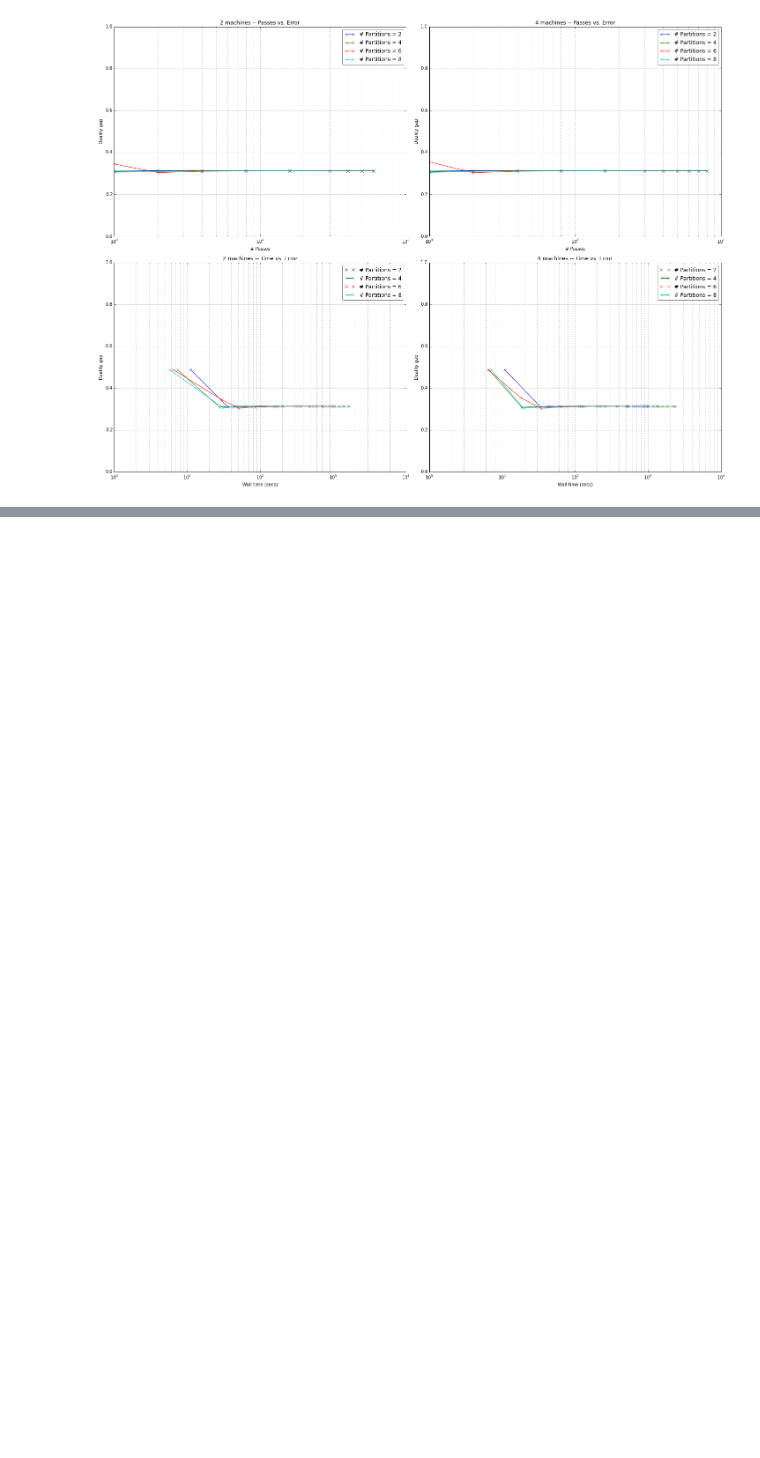
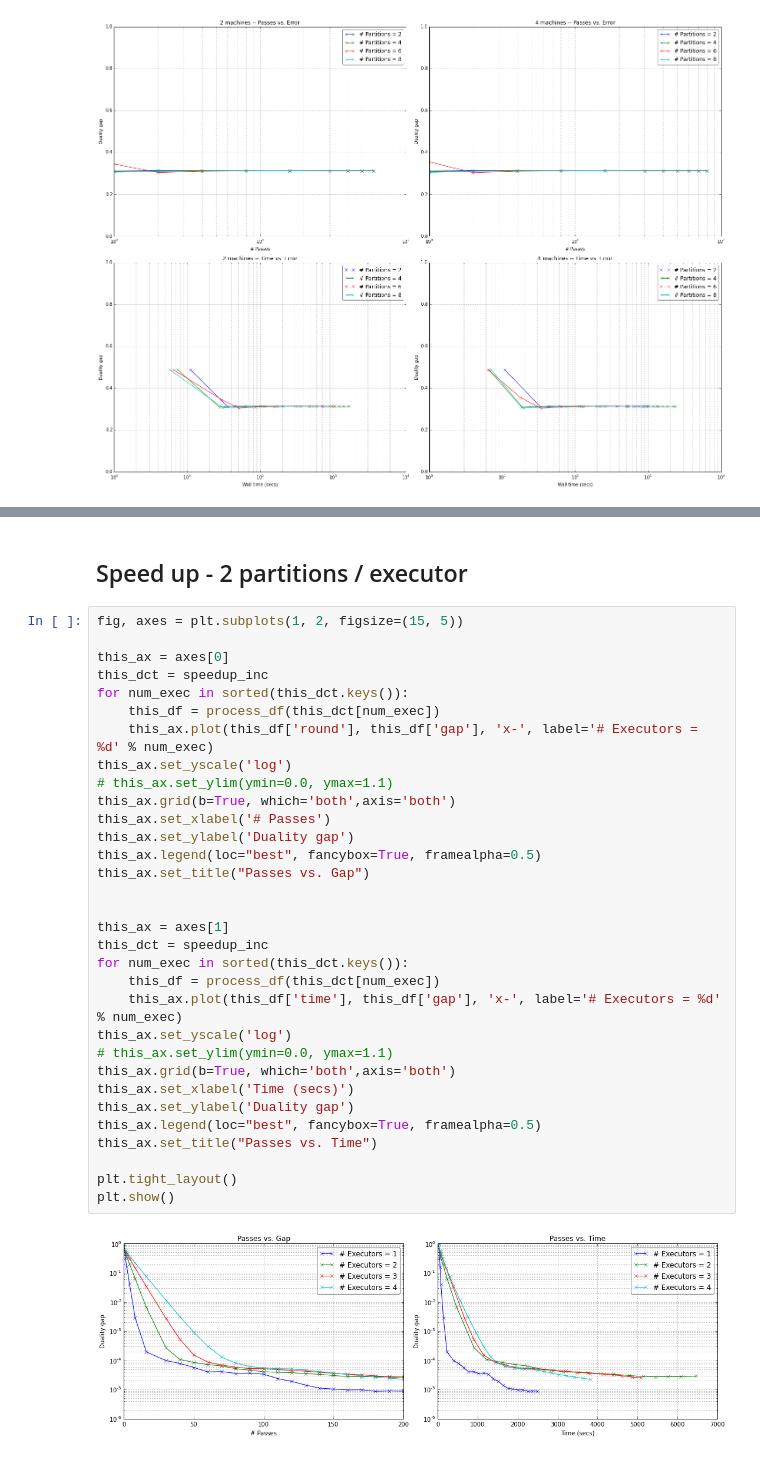
Before and after one commit to dalab/dissolve-struct, a Jupyter notebook: expt-data/notebooks/2016-01-27-experiments.ipynb, the cells around one changed output, grey strips where cells are left out. Drawn from its saved outputs; the diff is of its cells as text; blank space fills up the shorter version.

```diff
--- a/expt-data/notebooks/2016-01-27-experiments.ipynb
+++ b/expt-data/notebooks/2016-01-27-experiments.ipynb
@@ -167,0 +201,36 @@ plt.show()
+# %% [markdown]
+## Speed up - 2 partitions / executor
+# %%
+fig, axes = plt.subplots(1, 2, figsize=(15, 5))
+
+this_ax = axes[0]
+this_dct = speedup_inc
+for num_exec in sorted(this_dct.keys()):
+    this_df = process_df(this_dct[num_exec])
+    this_ax.plot(this_df['round'], this_df['gap'], 'x-', label='# Executors = %d' % num_exec)
+this_ax.set_yscale('log')
+# this_ax.set_ylim(ymin=0.0, ymax=1.1)
+this_ax.grid(b=True, which='both',axis='both')
+this_ax.set_xlabel('# Passes')
+this_ax.set_ylabel('Duality gap')
+this_ax.legend(loc="best", fancybox=True, framealpha=0.5)
+this_ax.set_title("Passes vs. Gap")
+
+
+this_ax = axes[1]
+this_dct = speedup_inc
+for num_exec in sorted(this_dct.keys()):
+    this_df = process_df(this_dct[num_exec])
+    this_ax.plot(this_df['time'], this_df['gap'], 'x-', label='# Executors = %d' % num_exec)
+this_ax.set_yscale('log')
+# this_ax.set_ylim(ymin=0.0, ymax=1.1)
+this_ax.grid(b=True, which='both',axis='both')
+this_ax.set_xlabel('Time (secs)')
+this_ax.set_ylabel('Duality gap')
+this_ax.legend(loc="best", fancybox=True, framealpha=0.5)
+this_ax.set_title("Passes vs. Time")
+
+plt.tight_layout()
+plt.show()
+# %% [output]
+[figure, added]
```
Also changed, not shown: parts of 4 cells of this notebook.
